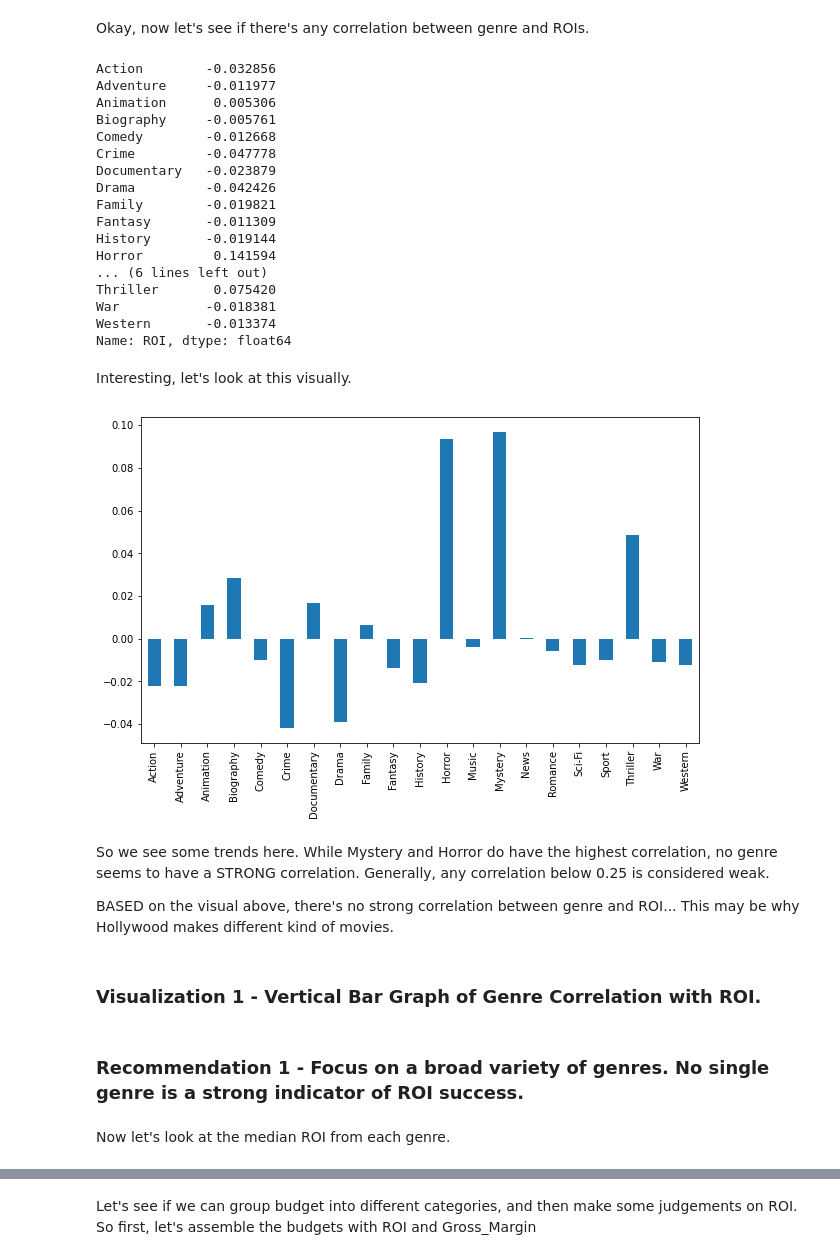
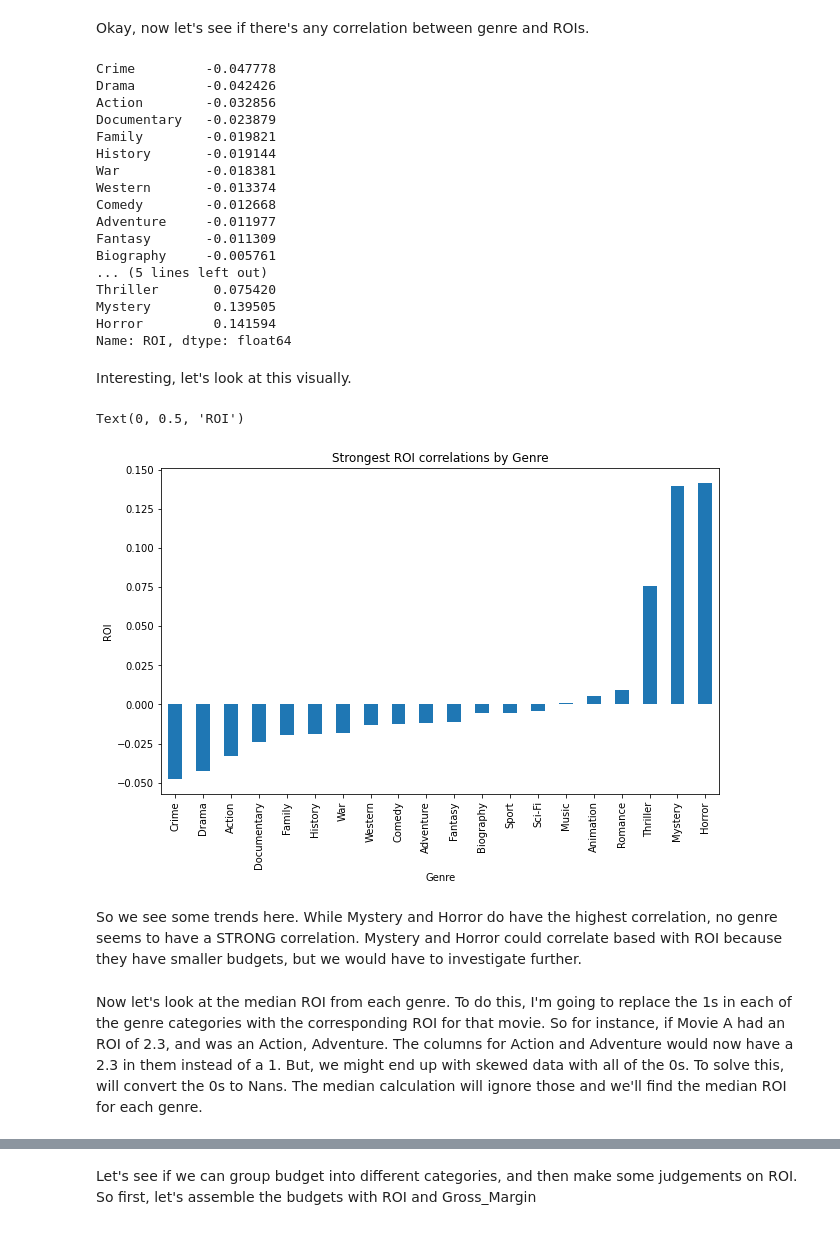
Before and after one commit to bennettandrewm/Microsoft_Box_Office_Analysis, a Jupyter notebook: student.ipynb, the cells around one changed output, grey strips where cells are left out. Drawn from its saved outputs; the diff is of its cells as text; code cells hidden in the pictures.

```diff
--- a/student.ipynb
+++ b/student.ipynb
@@ -56,7 +56,7 @@ First we're going to poke around the IMDB database. Luckily this database can be
 import sqlite3
 
 #create a connection and execute query for table names
-conn = sqlite3.connect("zippedData/im.db")
+conn = sqlite3.connect("Data/zippedData/im.db")
 df = pd.read_sql("""SELECT name
                     FROM sqlite_master
                     WHERE type = 'table'
@@ -236,8 +237,7 @@ As we mentioned above, a critical component of this is to have the financial inf
 Luckily we have some of that information right here from The Numbers website. So let's go ahead and import that.
 # %%
 #import csv file and let's make the index the movie
-
-df = pd.read_csv("zippedData/tn.movie_budgets.csv.gz")
+df = pd.read_csv("Data/zippedData/tn.movie_budgets.csv.gz")
 df.set_index('movie', inplace =True)
 df
 # %% [output]
@@ -696,44 +730,44 @@ Okay, now let's see if there's any correlation between genre and ROIs.
 #let's find the correlation between different genres and the median ROI
 positivecorr = gross_ROI.corr().drop('ROI')
 question_1b_corr = positivecorr['ROI']
+question_1b_corr=question_1b_corr.sort_values()
 question_1b_corr
 # %% [output]
+Crime         -0.047778
+Drama         -0.042426
 Action        -0.032856
-Adventure     -0.011977
-Animation      0.005306
-Biography     -0.005761
-Comedy        -0.012668
-Crime         -0.047778
 Documentary   -0.023879
-Drama         -0.042426
 Family        -0.019821
-Fantasy       -0.011309
 History       -0.019144
-Horror         0.141594
-... (6 lines left out)
-Thriller       0.075420
 War           -0.018381
 Western       -0.013374
+Comedy        -0.012668
+Adventure     -0.011977
+Fantasy       -0.011309
+Biography     -0.005761
+... (5 lines left out)
+Thriller       0.075420
+Mystery        0.139505
+Horror         0.141594
 Name: ROI, dtype: float64
 # %% [markdown]
 Interesting, let's look at this visually.
 # %%
 #plot a vertical bar graph
-plt.figure(figsize=(10,6))
-question_1b_corr.plot.bar()
-plt.show()
+fig, ax = plt.subplots(figsize=(10,6))
+
+ax = question_1b_corr.plot.bar()
+
+ax.set_title('Strongest ROI correlations by Genre')
+ax.set_xlabel('Genre')
+ax.set_ylabel('ROI')
 # %% [output]
+Text(0, 0.5, 'ROI')
-[figure, old version]
+[figure, new version]
 # %% [markdown]
-So we see some trends here. While Mystery and Horror do have the highest correlation, no genre seems to have a STRONG correlation. Generally, any correlation below 0.25 is considered weak.
-
-BASED on the visual above, there's no strong correlation between genre and ROI... This may be why Hollywood makes different kind of movies.
+So we see some trends here. While Mystery and Horror do have the highest correlation, no genre seems to have a STRONG correlation. Mystery and Horror could correlate based with ROI because they have smaller budgets, but we would have to investigate further.
-# %% [markdown]
-### Visualization 1 - Vertical Bar Graph of Genre Correlation with ROI.
-# %% [markdown]
-### Recommendation 1 - Focus on a broad variety of genres. No single genre is a strong indicator of ROI success.
-# %% [markdown]
-Now let's look at the median ROI from each genre.
+# %% [markdown]
+Now let's look at the median ROI from each genre. To do this, I'm going to replace the 1s in each of the genre categories with the corresponding ROI for that movie. So for instance, if Movie A had an ROI of 2.3, and was an Action, Adventure. The columns for Action and Adventure would now have a 2.3 in them instead of a 1. But, we might end up with skewed data with all of the 0s. To solve this, will convert the 0s to Nans. The median calculation will ignore those and we'll find the median ROI for each genre.
 # %%
 #slice a table of only ROI and genres
 question_1b_me = genre_and_budget.drop('Gross_Margin', axis = 1)
```
Also changed, not shown: parts of 66 cells of this notebook, 1 other file.
